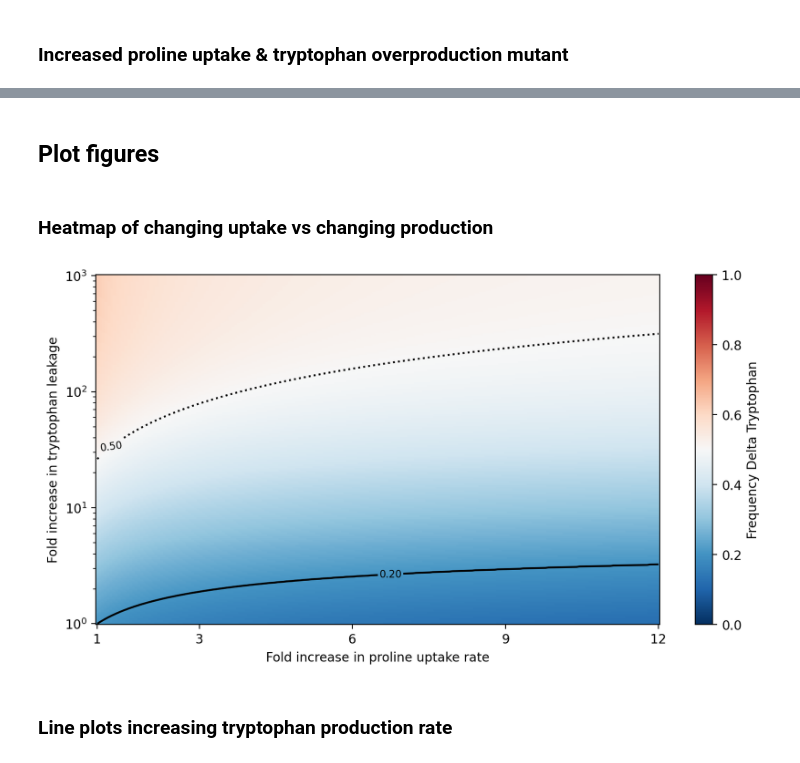
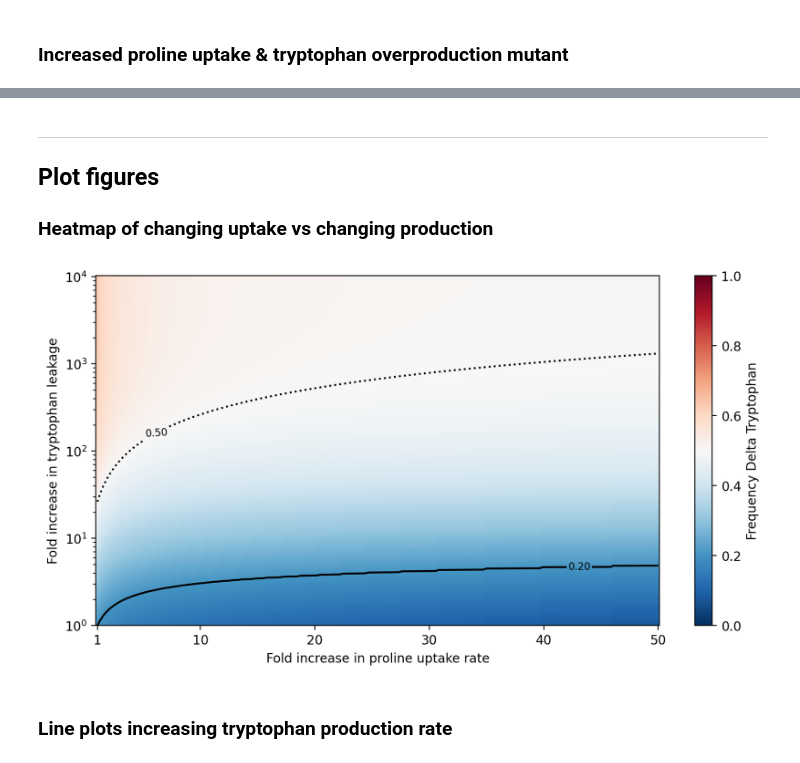
Before and after one commit to simonvanvliet/AuxotrophRangeExpansionModel, a Jupyter notebook: AuxotrophicCommunities.ipynb, the cells around one changed output, grey strips where cells are left out. Saved outputs shown, nothing was run; the diff lists cells and outputs as text; code cells hidden in the pictures.

```diff
--- a/AuxotrophicCommunities.ipynb
+++ b/AuxotrophicCommunities.ipynb
@@ -184,37 +376,38 @@ range dP = 4.96um, range dT = 4.37um
 # %% [markdown]
+---
+
 ## Plot figures
+### Heatmap of changing uptake vs changing production
-# %% [markdown]
-### Heatmap of changing uptake vs changing production
 # %%
 #SET Range of parameters to plot
 nstep = 200
-c_up_vec = np.linspace(1,12,nstep) #increase uptake rate from 1 to 12 fold, on lin scale
-c_prod_vec = np.logspace(0,3,nstep) #increase production/leakage rate from 1 to 100 fold, on log scale
+c_up_vec = np.linspace(1,50,nstep) #increase uptake rate from 1 to 12 fold, on lin scale
+c_prod_vec = np.logspace(0,4,nstep) #increase production/leakage rate from 1 to 100 fold, on log scale
 
 #calculate equilibrium frequency for all combinations of parameters
 c_up, c_prod = np.meshgrid(c_up_vec, c_prod_vec)
 community_scan = community(c_up=c_up, c_prod=c_prod)
 
 #plot heatmap of equilibrium frequency
 fig, ax = plt.subplots()
 f1 = ax.pcolormesh(c_up_vec, c_prod_vec, community_scan.eq, cmap='RdBu_r', vmin=0, vmax=1, edgecolors='face')
 #add contour line of original community and 50% frequency
 f2 = ax.contour(c_up_vec, c_prod_vec, community_scan.eq, levels=[wt_community.eq,0.5], colors='k',linestyles=['solid','dotted'])
 ax.clabel(f2, inline=True, fontsize=8, fmt='%.2f')
 #set y-axis to log scale
 plt.yscale('log')
 #add colorbar
 cb = plt.colorbar(f1)
 #add labels
 cb.set_label('Frequency Delta Tryptophan')
 ax.set_xlabel('Fold increase in proline uptake rate')
 ax.set_ylabel('Fold increase in tryptophan leakage')
-ax.set_xticks([1,3,6,9,12]);
+ax.set_xticks([1,10,20,30,40,50]);
 
 #save figure as pdf
 plt.savefig('frequency_heatmap.pdf', bbox_inches='tight')
 # %% [output]
-[figure, old version]
+[figure, new version]
 # %% [markdown]
 ### Line plots increasing tryptophan production rate
 # %%
```
Also changed, not shown: parts of 19 cells of this notebook, 12 other files.
